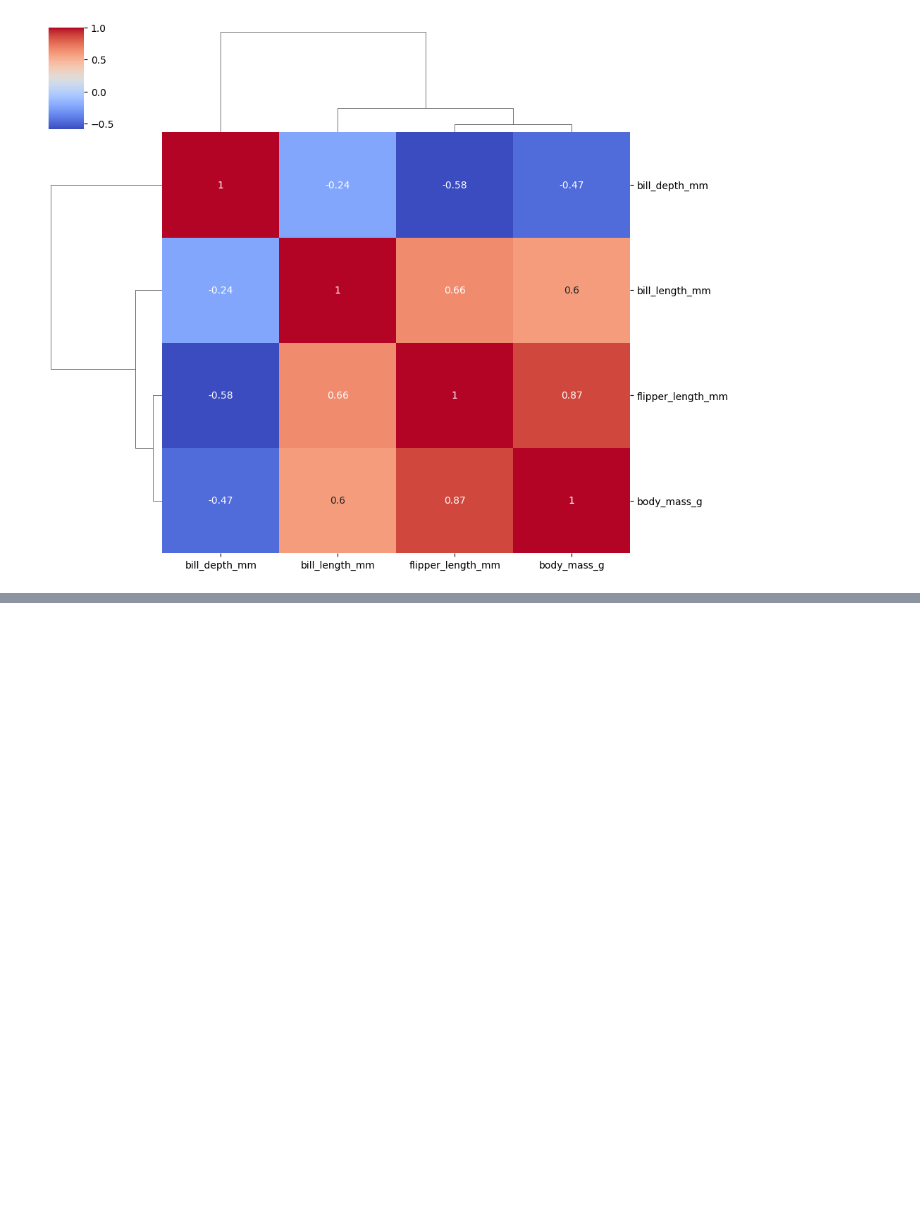
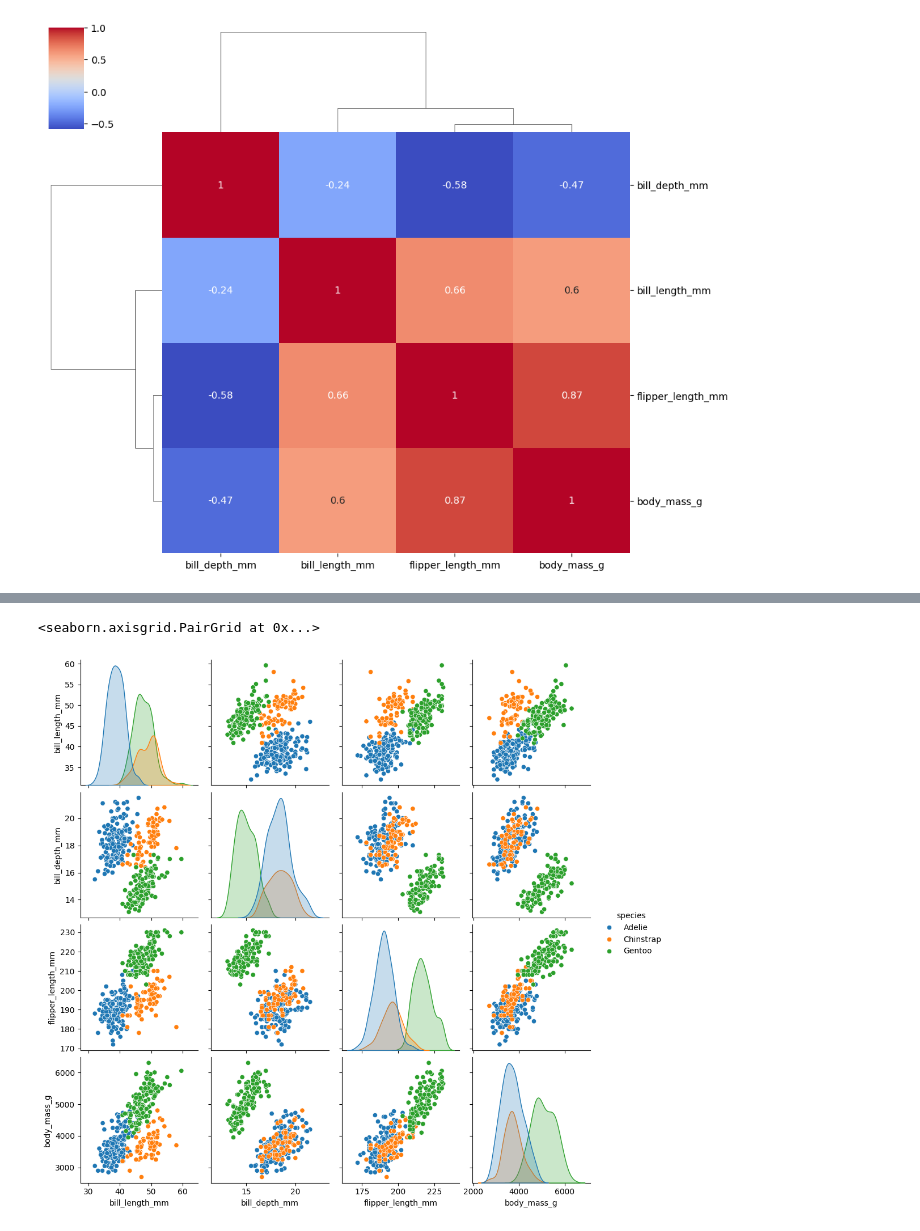
Before and after one commit to skm22/RICR---Data-Science, a Jupyter notebook: Notes/3. Applied Python/4. RICR - Seaborn Class Notes Updated/Seaborn Class Notebooks/3. RICR-Seaborn-Matrix-plots.ipynb, the cells around one changed output, grey strips where cells are left out. Drawn from its saved outputs; the diff is of its cells as text; code cells hidden in the pictures; blank space fills up the shorter version.

```diff
--- a/Notes/3. Applied Python/4. RICR - Seaborn Class Notes Updated/Seaborn Class Notebooks/3. RICR-Seaborn-Matrix-plots.ipynb
+++ b/Notes/3. Applied Python/4. RICR - Seaborn Class Notes Updated/Seaborn Class Notebooks/3. RICR-Seaborn-Matrix-plots.ipynb
@@ -120,0 +128,6 @@ sns.clustermap(
+# %%
+# hue
+sns.pairplot(data=df, hue="species")
+# %% [output]
+<seaborn.axisgrid.PairGrid at 0x...>
+[figure, added]
```
Also changed, not shown: parts of 10 cells of this notebook.
